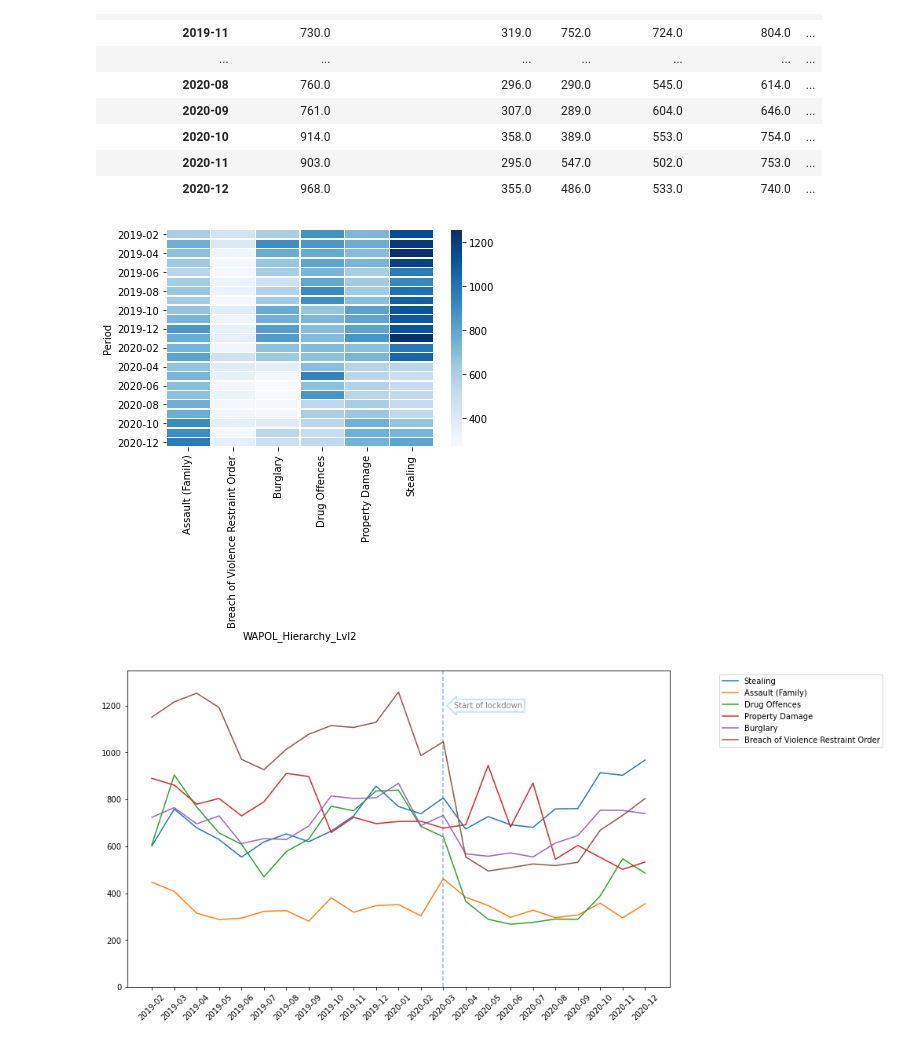
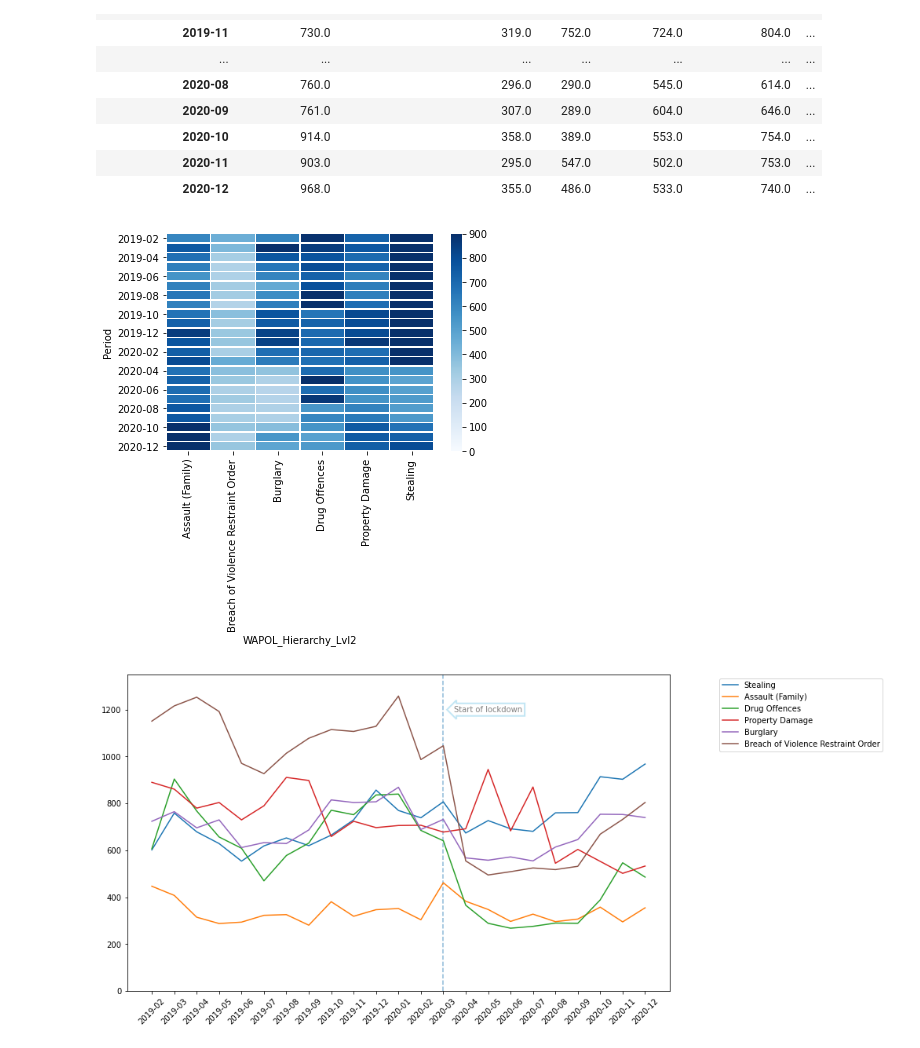
Before and after one commit to FernB/WACrimeRatesCovid19, a Jupyter notebook: WACrimeStatistics.ipynb, the cells around one changed output. Cells and saved outputs as stored; diff of their text form; code cells hidden in the pictures.

```diff
--- a/WACrimeStatistics.ipynb
+++ b/WACrimeStatistics.ipynb
@@ -138,8 +141,8 @@ keycrimespivot
 | 2020-11 | 903.0 | 295.0 | 547.0 | 502.0 | 753.0 | ... |
 | 2020-12 | 968.0 | 355.0 | 486.0 | 533.0 | 740.0 | ... |
 # %%
-ax = sns.heatmap(keycrimespivot, linewidth=0.5,cmap="Blues")
+ax = sns.heatmap(keycrimespivot, linewidth=0.5,cmap="Blues", vmin= 0, vmax=900)
 plt.show()
 # %% [output]
-[figure, old version]
+[figure, new version]
 # %%
```
Also changed, not shown: parts of 4 cells of this notebook.
